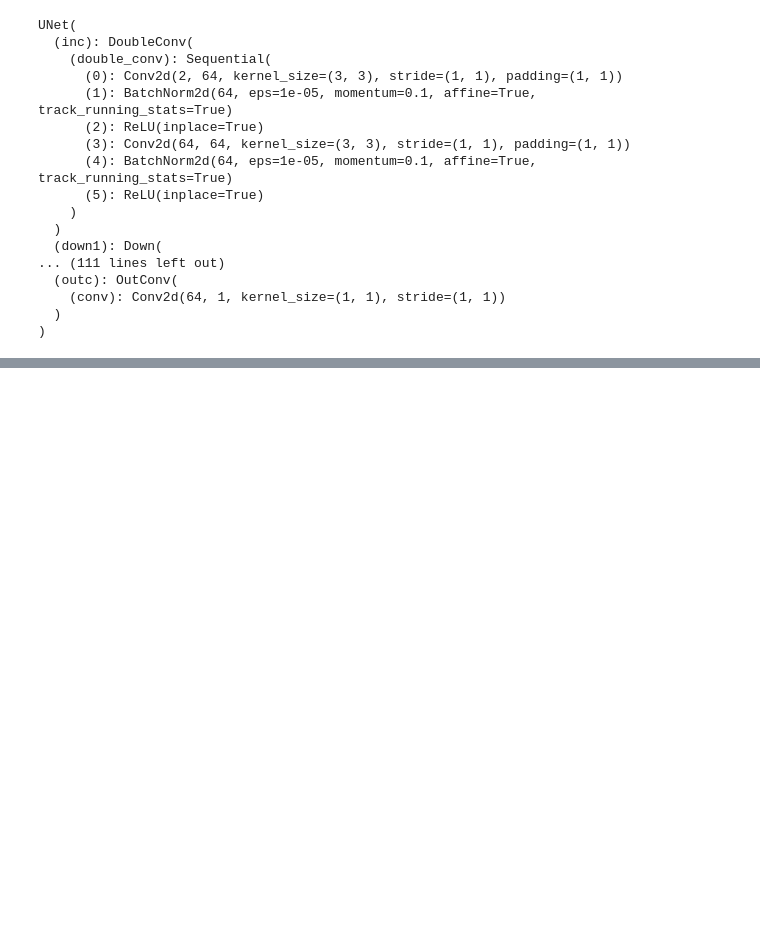
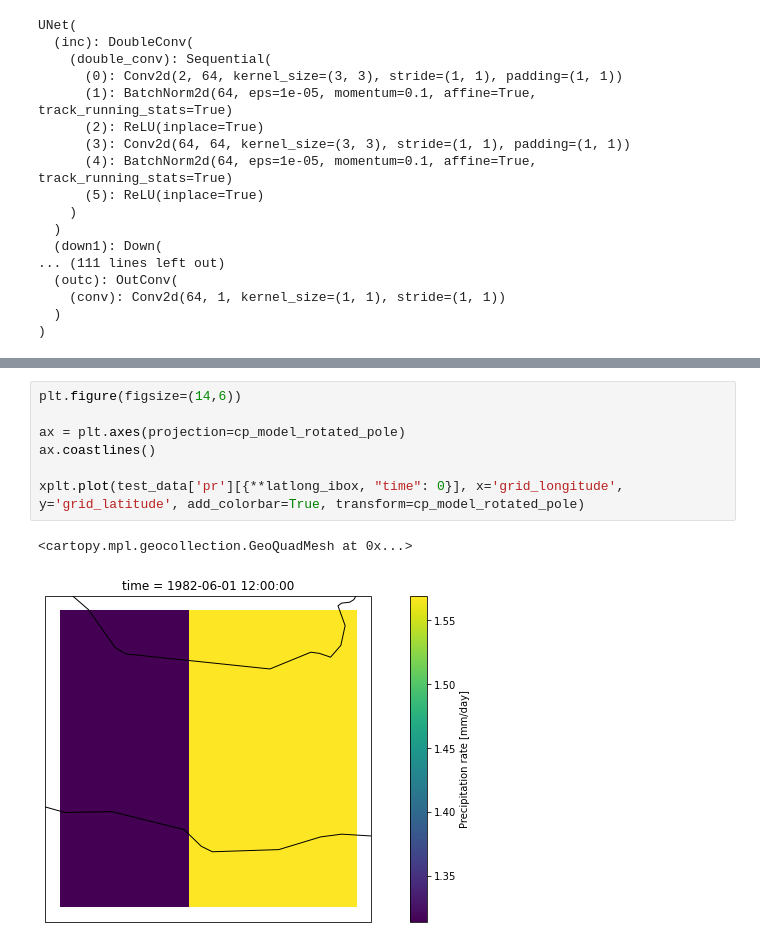
Before and after one commit to henryaddison/mlde_utils, a Jupyter notebook: learning/u-net.ipynb, the cells around one changed output, grey strips where cells are left out. Drawn from its saved outputs; the diff is of its cells as text; blank space fills up the shorter version.

```diff
--- a/learning/u-net.ipynb
+++ b/learning/u-net.ipynb
@@ -393,0 +504,10 @@ tensor([[[[ 0.6202,  0.5706,  0.2214,  0.1205,  0.1891,  0.2663,  0.4527,
+# %%
+plt.figure(figsize=(14,6))
+
+ax = plt.axes(projection=cp_model_rotated_pole)
+ax.coastlines()
+
+xplt.plot(test_data['pr'][{**latlong_ibox, "time": 0}], x='grid_longitude', y='grid_latitude', add_colorbar=True, transform=cp_model_rotated_pole)
+# %% [output]
+<cartopy.mpl.geocollection.GeoQuadMesh at 0x...>
+[figure, added]
```
Also changed, not shown: parts of 17 cells of this notebook.
